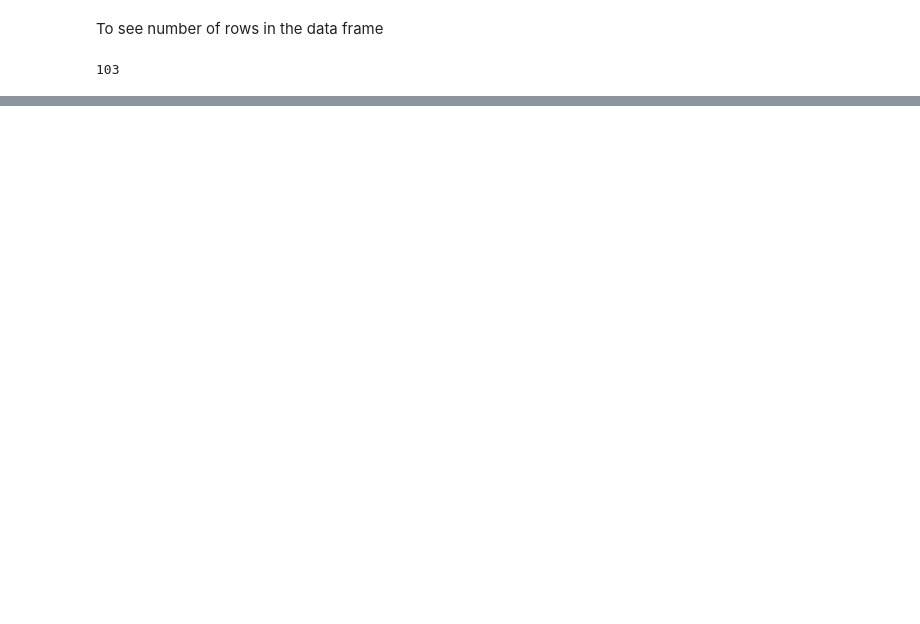
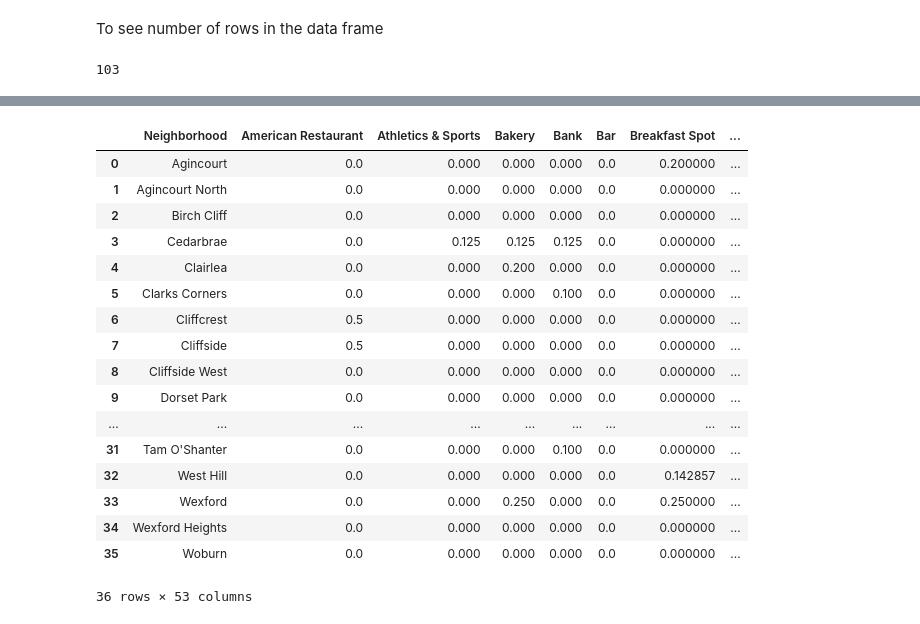
Before and after one commit to TehDean/Coursera_Capstone, a Jupyter notebook: Segmenting and Clustering.ipynb, the cells around one changed output, grey strips where cells are left out. Saved outputs shown, nothing was run; the diff lists cells and outputs as text; code cells hidden in the pictures; blank space fills up the shorter version.

```diff
--- a/Segmenting and Clustering.ipynb
+++ b/Segmenting and Clustering.ipynb
@@ -70,0 +87,3 @@ tdf2.shape[0]
+# %%
+latlong.columns = ['PostalCode','Latitude','Longitude']
+latlong.head()
@@ -70,0 +99,3 @@ tdf2.shape[0]
+# %%
+tdf2 = pd.merge(left=tdf1, right=latlong, on="PostalCode", how="right")
+tdf2.head()
@@ -70,0 +176,6 @@ tdf2.shape[0]
+# %%
+###Removing CLIENT_ID and CLIENT_SECRET after run
+
+CLIENT_ID = 'KIBCQRARRRRSUKVEUP2JVQBSKUYXZPYAOITPLBGFR44GHXAL' # your Foursquare ID
+CLIENT_SECRET = 'IZMFY5GDVGEPNGHEPZADKISQQCNOVBTQHDX3LP0PMWFQOD2A' # your Foursquare Secret
+VERSION = '20180605' # Foursquare API version
@@ -70,0 +184,17 @@ tdf2.shape[0]
+# %%
+Scarborough_data = tdf2[tdf2['Borough'] == 'Scarborough'].reset_index(drop=True)
+map_scarborough = folium.Map(location=[43.773077, -79.257774], zoom_start=11)
+for lat, lng, bor, nei in zip(Scarborough_data['Latitude'], Scarborough_data['Longitude'],Scarborough_data['Borough'], Scarborough_data['Neighborhood']):
+
+    label = '{}, {}'.format(nei, bor)
+    label = folium.Popup(label, parse_html=True)
+    folium.CircleMarker(
+        [lat, lng],
+        radius=5,
+        popup=label,
+        color='blue',
+        fill=True,
+        fill_color='#3186cc',
+        fill_opacity=0.7).add_to(map_scarborough)
+
+map_scarborough
@@ -70,0 +294,26 @@ tdf2.shape[0]
+# %%
+scarborough_onehot = pd.get_dummies(scarborough_venues[['Venue Category']], prefix="", prefix_sep="")
+scarborough_onehot['Neighborhood'] = scarborough_venues['Neighborhood']
+fixed_columns = [scarborough_onehot.columns[-1]] + list(scarborough_onehot.columns[:-1])
+scarborough_onehot = scarborough_onehot[fixed_columns]
+scarborough_grouped = scarborough_onehot.groupby('Neighborhood').mean().reset_index()
+scarborough_grouped
+# %% [output]
+|  | Neighborhood | American Restaurant | Athletics & Sports | Bakery | Bank | Bar | Breakfast Spot | ... |
+| 0 | Agincourt | 0.0 | 0.000 | 0.000 | 0.000 | 0.0 | 0.200000 | ... |
+| 1 | Agincourt North | 0.0 | 0.000 | 0.000 | 0.000 | 0.0 | 0.000000 | ... |
+| 2 | Birch Cliff | 0.0 | 0.000 | 0.000 | 0.000 | 0.0 | 0.000000 | ... |
+| 3 | Cedarbrae | 0.0 | 0.125 | 0.125 | 0.125 | 0.0 | 0.000000 | ... |
+| 4 | Clairlea | 0.0 | 0.000 | 0.200 | 0.000 | 0.0 | 0.000000 | ... |
+| 5 | Clarks Corners | 0.0 | 0.000 | 0.000 | 0.100 | 0.0 | 0.000000 | ... |
+| 6 | Cliffcrest | 0.5 | 0.000 | 0.000 | 0.000 | 0.0 | 0.000000 | ... |
+| 7 | Cliffside | 0.5 | 0.000 | 0.000 | 0.000 | 0.0 | 0.000000 | ... |
+| 8 | Cliffside West | 0.0 | 0.000 | 0.000 | 0.000 | 0.0 | 0.000000 | ... |
+| 9 | Dorset Park | 0.0 | 0.000 | 0.000 | 0.000 | 0.0 | 0.000000 | ... |
+| ... | ... | ... | ... | ... | ... | ... | ... | ... |
+| 31 | Tam O'Shanter | 0.0 | 0.000 | 0.000 | 0.100 | 0.0 | 0.000000 | ... |
+| 32 | West Hill | 0.0 | 0.000 | 0.000 | 0.000 | 0.0 | 0.142857 | ... |
+| 33 | Wexford | 0.0 | 0.000 | 0.250 | 0.000 | 0.0 | 0.250000 | ... |
+| 34 | Wexford Heights | 0.0 | 0.000 | 0.000 | 0.000 | 0.0 | 0.000000 | ... |
+| 35 | Woburn | 0.0 | 0.000 | 0.000 | 0.000 | 0.0 | 0.000000 | ... |
+36 rows × 53 columns
```
Also changed, not shown: parts of 35 cells of this notebook.
